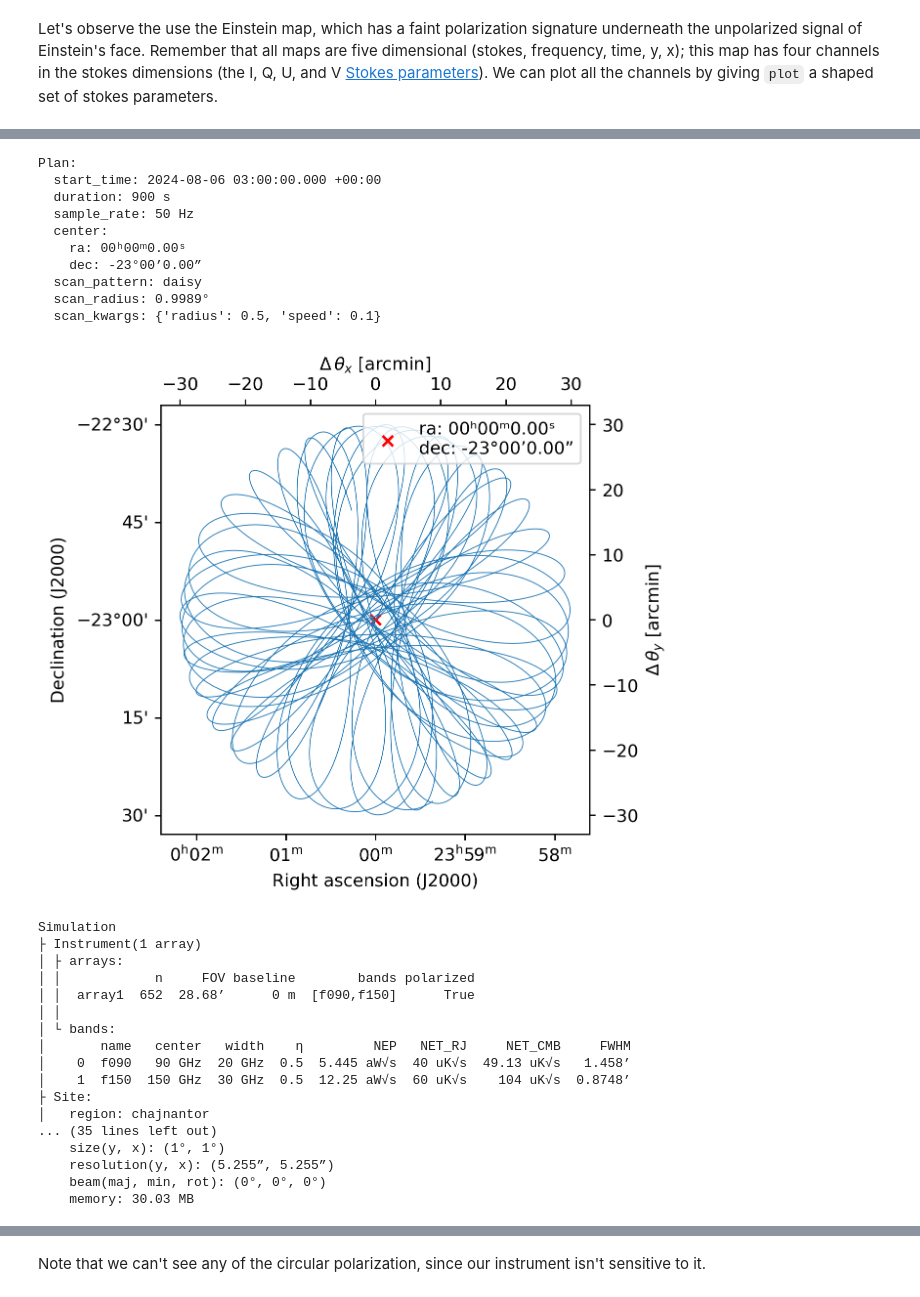
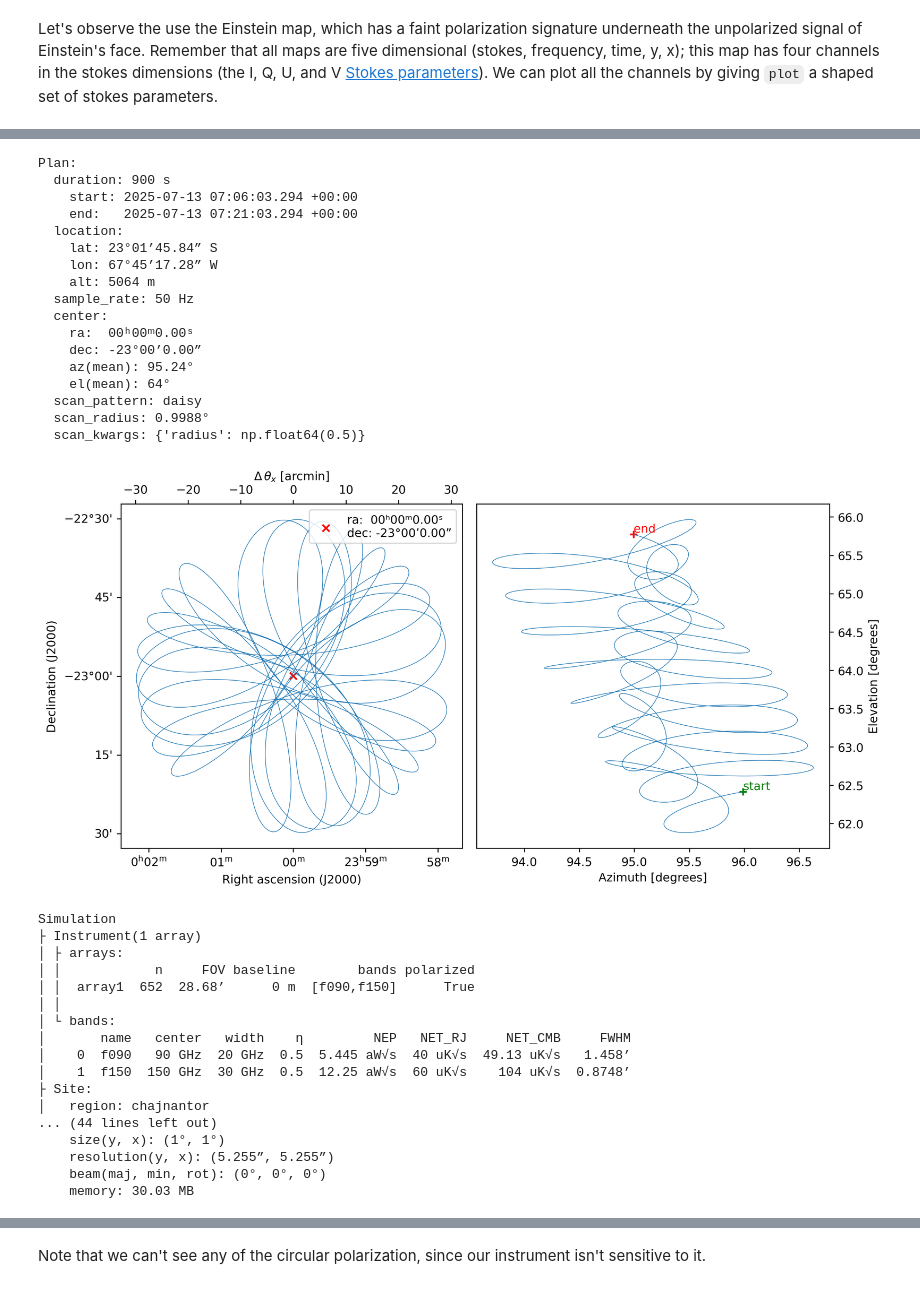
Before and after one commit to thomaswmorris/maria, a Jupyter notebook: tutorials/polarized-observations.ipynb, the cells around one changed output, grey strips where cells are left out. Cells and saved outputs as stored; diff of their text form; code cells hidden in the pictures.

```diff
--- a/tutorials/polarized-observations.ipynb
+++ b/tutorials/polarized-observations.ipynb
@@ -64,27 +64,31 @@ input_map.plot(stokes=[["I", "Q"],
 # %%
-plan = maria.Plan(
-    start_time="2024-08-06T03:00:00",
-    scan_pattern="daisy",
-    scan_options={"radius": 0.5, "speed": 0.1},  # in degrees
-    duration=900,  # in seconds
-    sample_rate=50,  # in Hz
-    scan_center=(0, -23),
-    frame="ra_dec")
+from maria import Planner
 
+planner = Planner(target=input_map, site="llano_de_chajnantor", el_bounds=(60, 90))
+plan = planner.generate_plan(total_duration=900,  # in seconds
+                             sample_rate=50)  # in Hz
+
+plan.plot()
 print(plan)
-plan.plot()
 # %% [output]
 Plan:
-  start_time: 2024-08-06 03:00:00.000 +00:00
   duration: 900 s
+    start: 2025-07-13 07:06:03.294 +00:00
+    end:   2025-07-13 07:21:03.294 +00:00
+  location:
+    lat: 23°01’45.84” S
+    lon: 67°45’17.28” W
+    alt: 5064 m
   sample_rate: 50 Hz
   center:
-    ra: 00ʰ00ᵐ0.00ˢ
+    ra:  00ʰ00ᵐ0.00ˢ
     dec: -23°00’0.00”
+    az(mean): 95.24°
+    el(mean): 64°
   scan_pattern: daisy
-  scan_radius: 0.9989°
-  scan_kwargs: {'radius': 0.5, 'speed': 0.1}
+  scan_radius: 0.9988°
+  scan_kwargs: {'radius': np.float64(0.5)}
-[figure, old version]
+[figure, new version]
 # %%
 sim = maria.Simulation(
     instrument,
@@ -109,7 +113,7 @@ Simulation
 │    1  f150  150 GHz  30 GHz  0.5  12.25 aW√s  60 uK√s    104 uK√s  0.8748’
 ├ Site:
 │   region: chajnantor
-... (35 lines left out)
+... (44 lines left out)
     size(y, x): (1°, 1°)
     resolution(y, x): (5.255”, 5.255”)
     beam(maj, min, rot): (0°, 0°, 0°)
```
Also changed, not shown: parts of 5 cells of this notebook, 58 other files.
